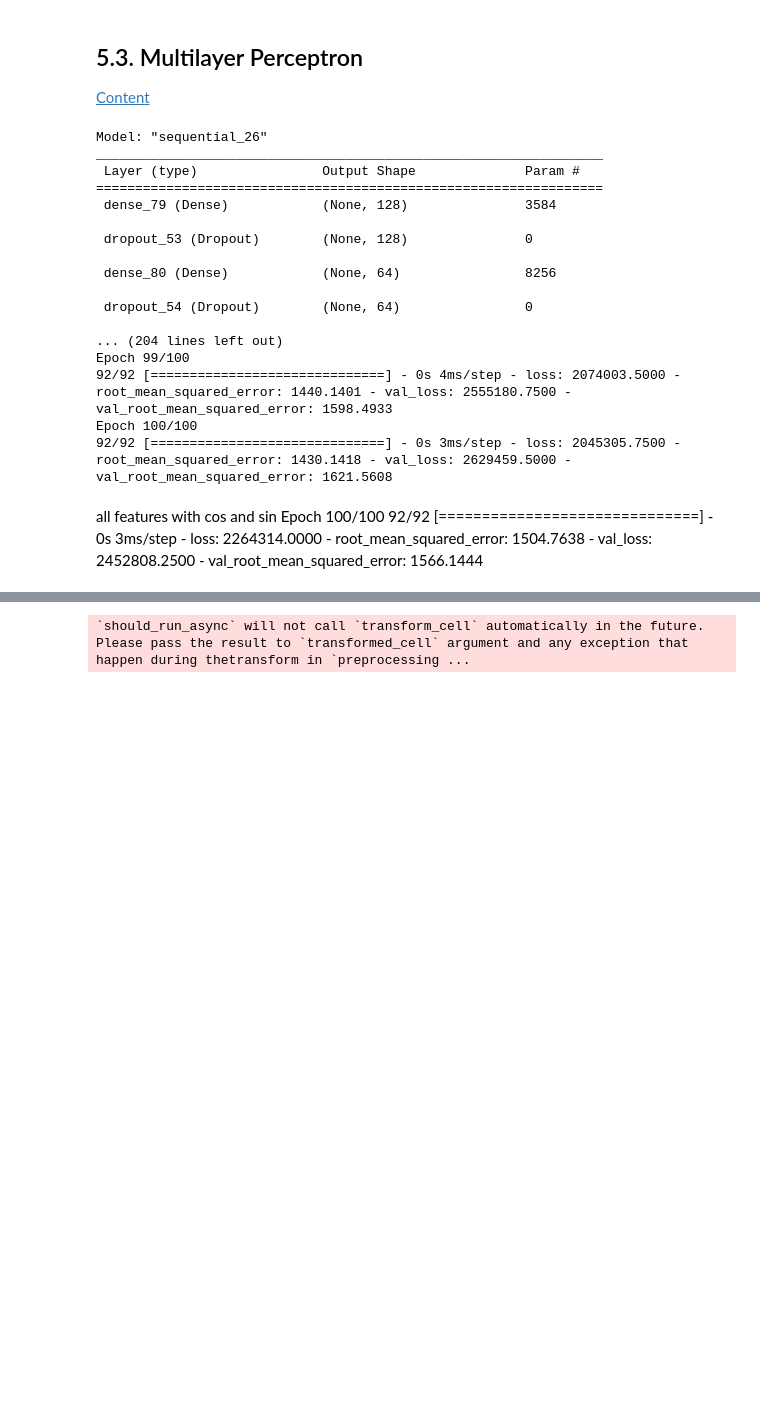
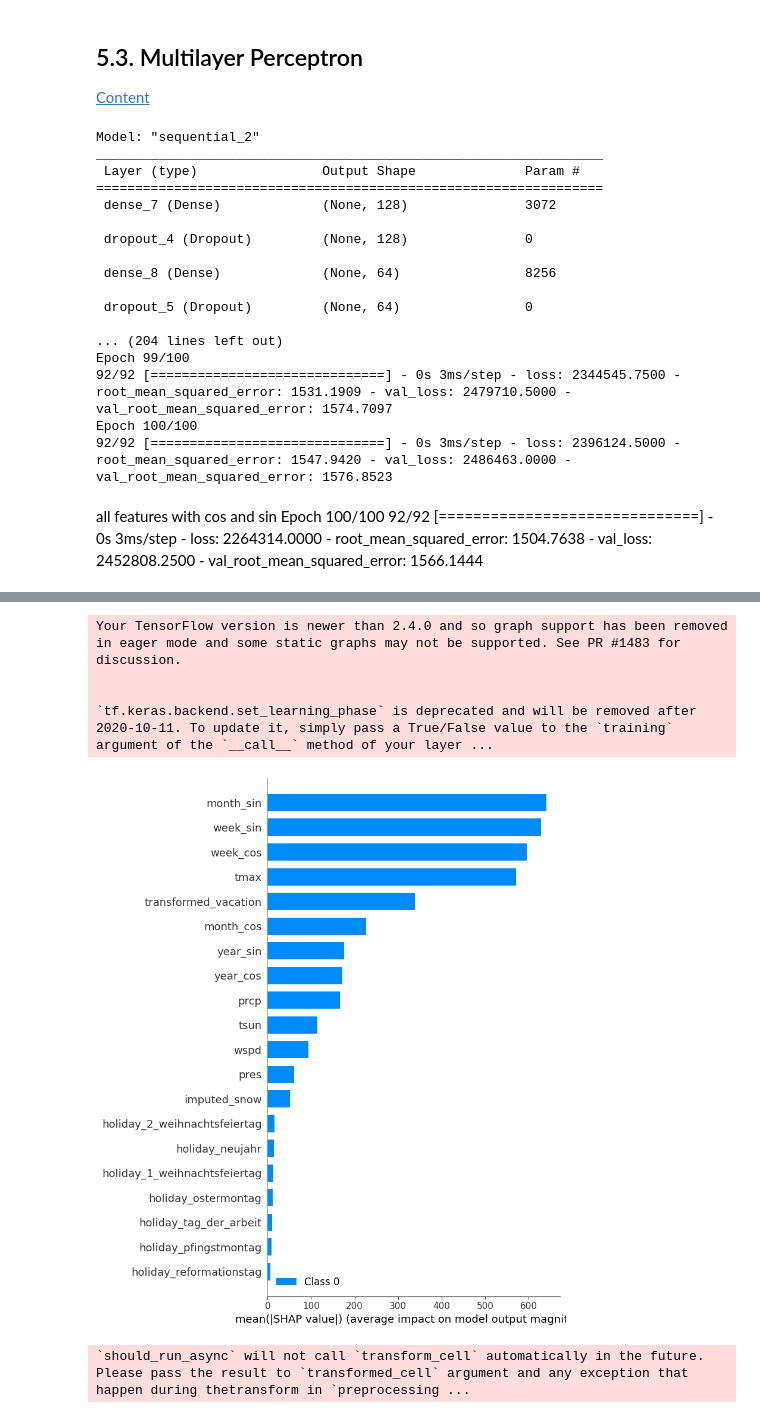
Before and after one commit to Rudinius/Bike_usage_Bremen, a Jupyter notebook: 4_Model_Training.ipynb, the cells around one changed output, grey strips where cells are left out. Saved outputs shown, nothing was run; the diff lists cells and outputs as text; code cells hidden in the pictures; blank space fills up the shorter version.

```diff
--- a/4_Model_Training.ipynb
+++ b/4_Model_Training.ipynb
@@ -452,42 +485,42 @@ Dev RMSE: 1761.530727
 dropout = 0.2 # 0.2 best
 
 # Define the architecture of the MLP with L2 regularization
-model = Sequential()
+model_mlp = Sequential()
 
-model.add(Input(shape=(len(features),)))
-model.add(Dense(units=128, activation='relu'))
-model.add(Dropout(dropout))
-model.add(Dense(units=64, activation='relu'))
-model.add(Dropout(dropout))
-model.add(Dense(units=1, activation='linear'))  # Output layer with 1 neuron for regression
+model_mlp.add(Input(shape=(len(features),)))
+model_mlp.add(Dense(units=128, activation='relu'))
+model_mlp.add(Dropout(dropout))
+model_mlp.add(Dense(units=64, activation='relu'))
+model_mlp.add(Dropout(dropout))
+model_mlp.add(Dense(units=1, activation='linear'))  # Output layer with 1 neuron for regression
 
 # Compile the model with mean squared error (MSE) loss, and root mean square error (RMSE) as metric
 # Use Adam optimizer with learning rate
 optimizer = Adam(learning_rate=0.01)
-model.compile(optimizer=optimizer, loss='mse', metrics=[RootMeanSquaredError()])
+model_mlp.compile(optimizer=optimizer, loss='mse', metrics=[RootMeanSquaredError()])
 
-print(model.summary())
+print(model_mlp.summary())
 
 # Train the model and save the learning history, use x_dev and y_dev for validation
-history = model.fit(X_train_scaled, y_train, epochs=100, batch_size=32, validation_data=(X_dev_scaled, y_dev))
+history = model_mlp.fit(X_train_scaled, y_train, epochs=100, batch_size=32, validation_data=(X_dev_scaled, y_dev))
 # %% [output]
-Model: "sequential_26"
+Model: "sequential_2"
 _________________________________________________________________
  Layer (type)                Output Shape              Param #
 =================================================================
- dense_79 (Dense)            (None, 128)               3584
+ dense_7 (Dense)             (None, 128)               3072
 
- dropout_53 (Dropout)        (None, 128)               0
+ dropout_4 (Dropout)         (None, 128)               0
 
- dense_80 (Dense)            (None, 64)                8256
+ dense_8 (Dense)             (None, 64)                8256
 
- dropout_54 (Dropout)        (None, 64)                0
+ dropout_5 (Dropout)         (None, 64)                0
 
 ... (204 lines left out)
 Epoch 99/100
-92/92 [==============================] - 0s 4ms/step - loss: 2074003.5000 - root_mean_squared_error: 1440.1401 - val_loss: 2555180.7500 - val_root_mean_squared_error: 1598.4933
+92/92 [==============================] - 0s 3ms/step - loss: 2344545.7500 - root_mean_squared_error: 1531.1909 - val_loss: 2479710.5000 - val_root_mean_squared_error: 1574.7097
 Epoch 100/100
-92/92 [==============================] - 0s 3ms/step - loss: 2045305.7500 - root_mean_squared_error: 1430.1418 - val_loss: 2629459.5000 - val_root_mean_squared_error: 1621.5608
+92/92 [==============================] - 0s 3ms/step - loss: 2396124.5000 - root_mean_squared_error: 1547.9420 - val_loss: 2486463.0000 - val_root_mean_squared_error: 1576.8523
 # %% [markdown]
 all features with cos and sin
 Epoch 100/100
@@ -514,6 +547,14 @@ fig.update_layout(
 fig.show()
 # %% [output]
 [interactive output not drawn]
+# %%
+plot_shap(model_mlp, features, shap.DeepExplainer, X_train_scaled)
+# %% [output]
+Your TensorFlow version is newer than 2.4.0 and so graph support has been removed in eager mode and some static graphs may not be supported. See PR #1483 for discussion.
+
+
+`tf.keras.backend.set_learning_phase` is deprecated and will be removed after 2020-10-11. To update it, simply pass a True/False value to the `training` argument of the `__call__` method of your layer ...
+[figure, added]
 # %%
 preds_train = model.predict(X_train_scaled)
 
```
Also changed, not shown: parts of 10 cells of this notebook.
